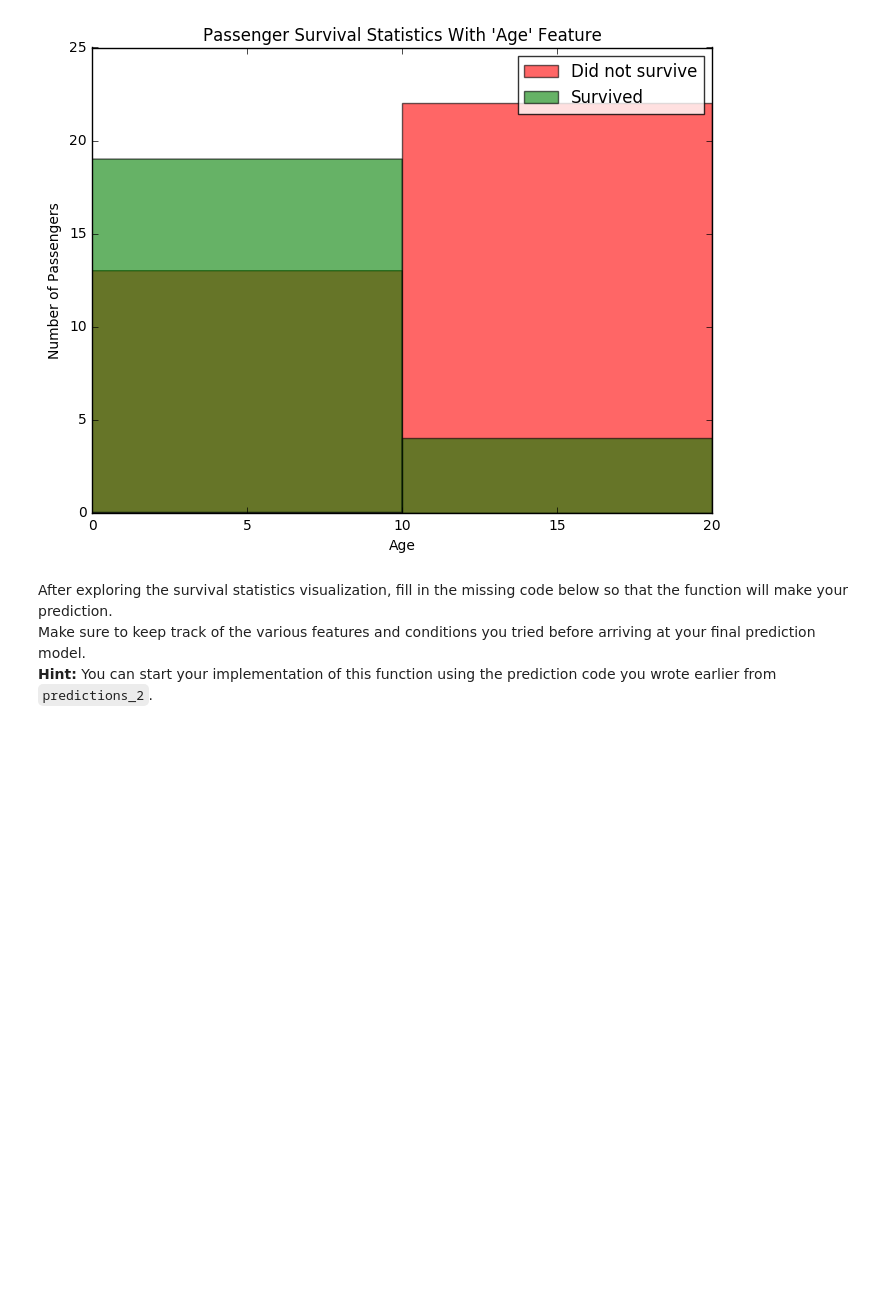
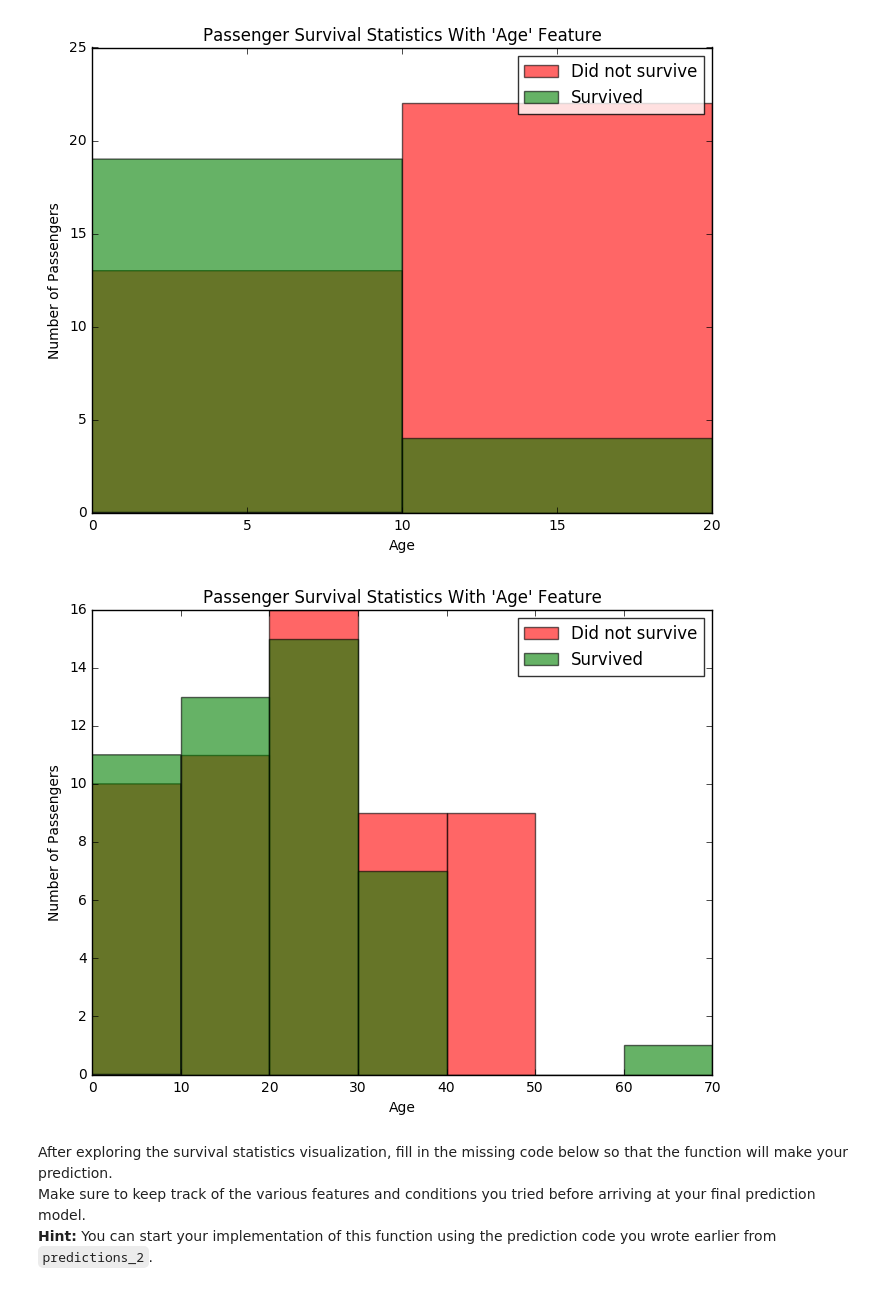
Before and after one commit to biank88/machine-learning, a Jupyter notebook: projects/titanic_survival_exploration/titanic_survival_exploration.ipynb, the cells around one changed output. Cells and saved outputs as stored; diff of their text form; code cells hidden in the pictures; blank space fills up the shorter version.

Commit message:
improve project submission titanic_survival_exploration

```diff
--- a/projects/titanic_survival_exploration/titanic_survival_exploration.ipynb
+++ b/projects/titanic_survival_exploration/titanic_survival_exploration.ipynb
@@ -225,15 +225,21 @@ vs.survival_stats(data, outcomes, 'Age', ["Sex == 'male'", "Age < 18"])
 # %% [output]
 [figure]
 # %%
+#vs.survival_stats(data, outcomes, 'Pclass', ["Sex == 'female'"])
+vs.survival_stats(data, outcomes, 'Age', ["Sex == 'female'", 'Pclass == 3'])
+
 #vs.survival_stats(data, outcomes, 'SibSp', ["Sex == 'male'", 'Age < 10', 'SibSp < 3'])
 #vs.survival_stats(data, outcomes, 'Fare', ["Sex == 'female'", 'Pclass <= 2', 'Parch == 0'])
 #vs.survival_stats(data, outcomes, 'Parch', ["Sex == 'male'", 'Pclass >= 2', 'Age > 20', 'Age < 40', 'SibSp == 0'])
 #vs.survival_stats(data, outcomes, 'Pclass', ["Sex == 'male'"])
-#vs.survival_stats(data, outcomes, 'Age', ["Sex == 'female'", 'Pclass == 3'])
+
+
 #vs.survival_stats(data, outcomes, 'Sex', ["SibSp == 0"])
 #vs.survival_stats(data, outcomes, 'Sex', ["SibSp == 1"])
 #vs.survival_stats(data, outcomes, 'SibSp')
 #vs.survival_stats(data, outcomes, 'SibSp', ["Sex == 'male'", "Pclass == 1"])
+# %% [output]
+[figure, added]
 # %% [markdown]
 After exploring the survival statistics visualization, fill in the missing code below so that the function will make your prediction.
 Make sure to keep track of the various features and conditions you tried before arriving at your final prediction model.
```
Also changed, not shown: parts of 3 cells of this notebook, 1 other file.
